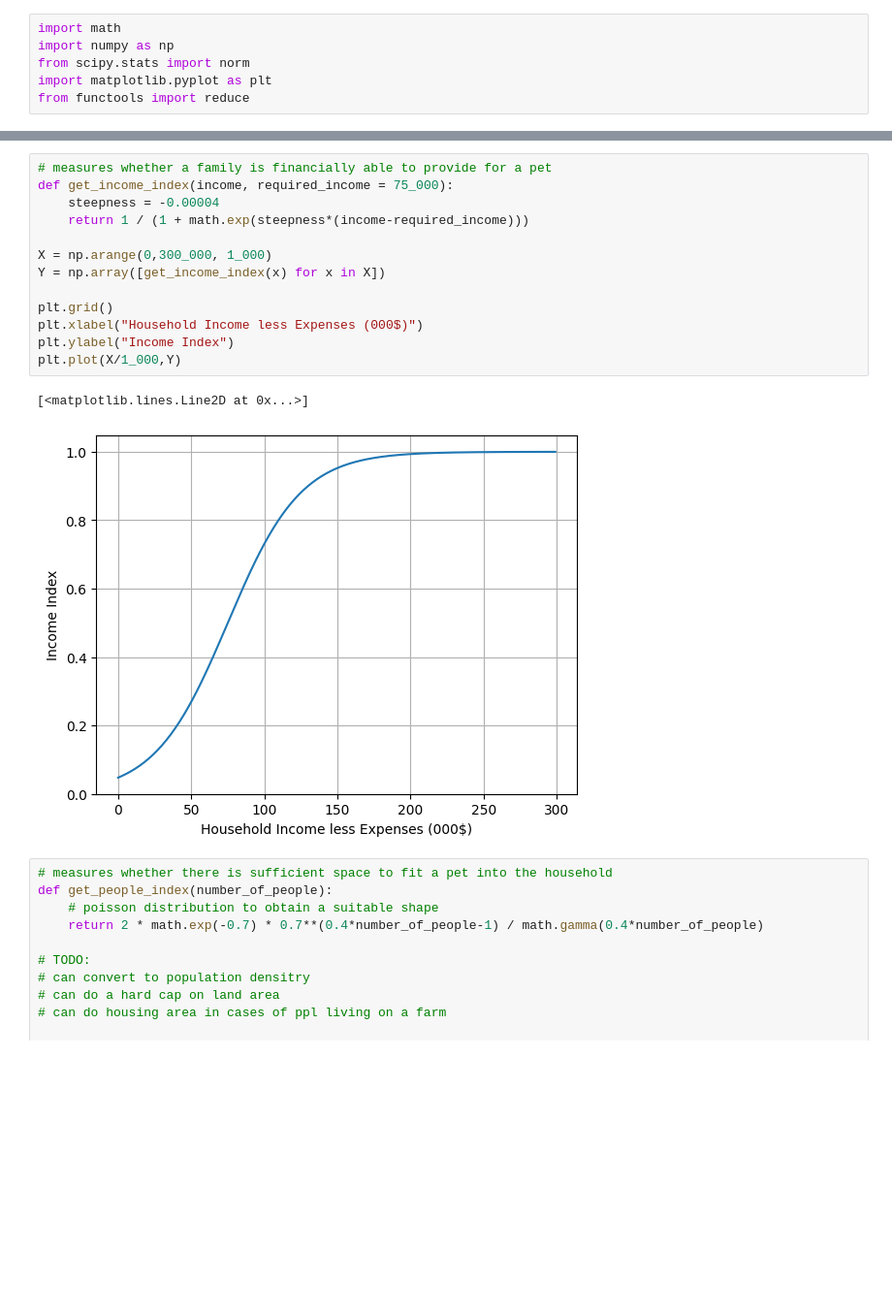
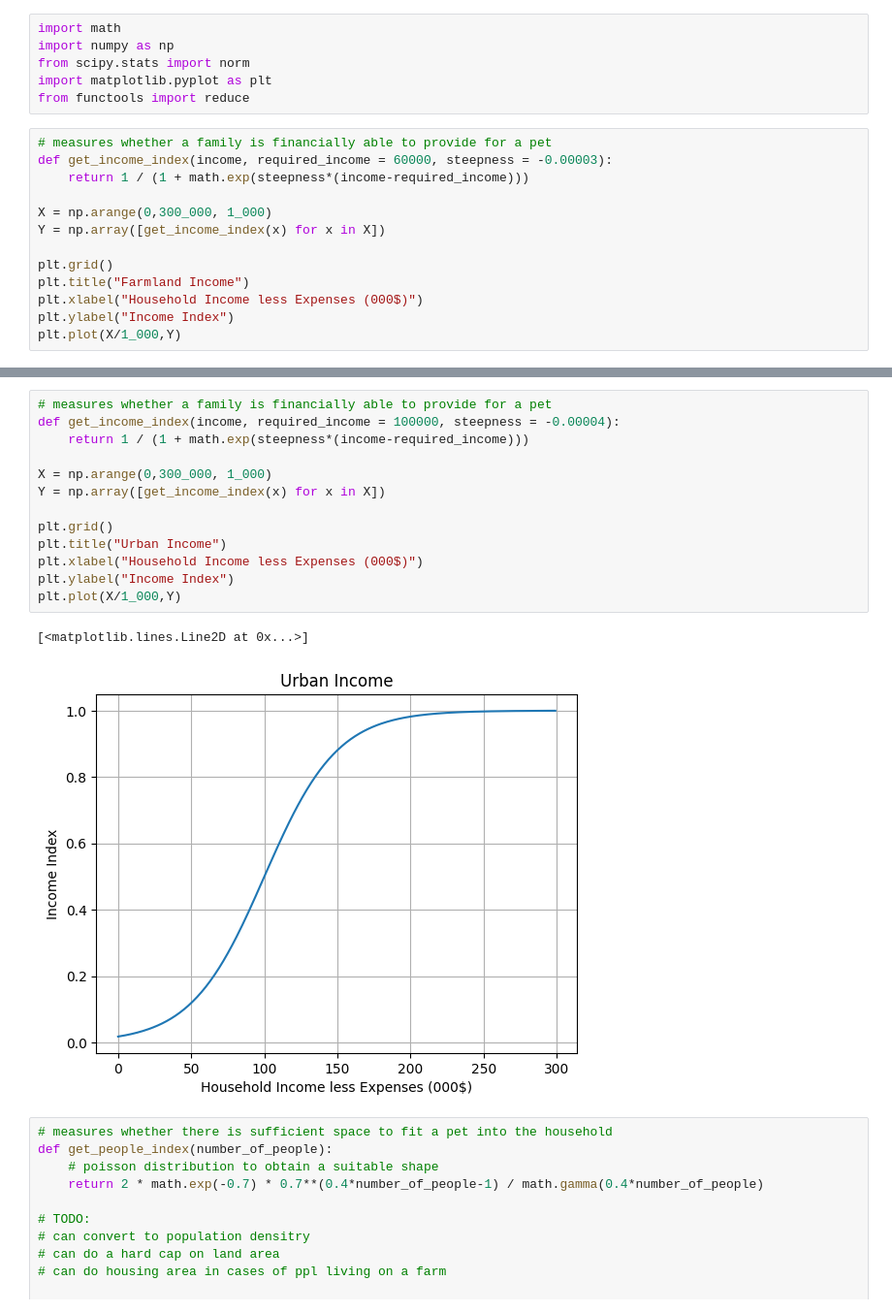
Before and after one commit to i2mx/IMMC-A-2024, a Jupyter notebook: Question1Model.ipynb, the cells around one changed output, grey strips where cells are left out. Shown at 97% size. Saved outputs shown, nothing was run; the diff lists cells and outputs as text; blank space fills up the shorter version.

```diff
--- a/Question1Model.ipynb
+++ b/Question1Model.ipynb
@@ -4,3 +4,16 @@ import numpy as np
 from scipy.stats import norm
 import matplotlib.pyplot as plt
 from functools import reduce
+# %%
+# measures whether a family is financially able to provide for a pet
+def get_income_index(income, required_income = 60000, steepness = -0.00003):
+    return 1 / (1 + math.exp(steepness*(income-required_income)))
+
+X = np.arange(0,300_000, 1_000)
+Y = np.array([get_income_index(x) for x in X])
+
+plt.grid()
+plt.title("Farmland Income")
+plt.xlabel("Household Income less Expenses (000$)")
+plt.ylabel("Income Index")
+plt.plot(X/1_000,Y)
@@ -7,19 +23,19 @@ from functools import reduce
 # %%
 # measures whether a family is financially able to provide for a pet
-def get_income_index(income, required_income = 75_000):
-    steepness = -0.00004
+def get_income_index(income, required_income = 100000, steepness = -0.00004):
     return 1 / (1 + math.exp(steepness*(income-required_income)))
 
 X = np.arange(0,300_000, 1_000)
 Y = np.array([get_income_index(x) for x in X])
 
 plt.grid()
+plt.title("Urban Income")
 plt.xlabel("Household Income less Expenses (000$)")
 plt.ylabel("Income Index")
 plt.plot(X/1_000,Y)
 # %% [output]
 [<matplotlib.lines.Line2D at 0x...>]
-[figure, old version]
+[figure, new version]
 # %%
 # measures whether there is sufficient space to fit a pet into the household
 def get_people_index(number_of_people):
```
Also changed, not shown: parts of 13 cells of this notebook.
